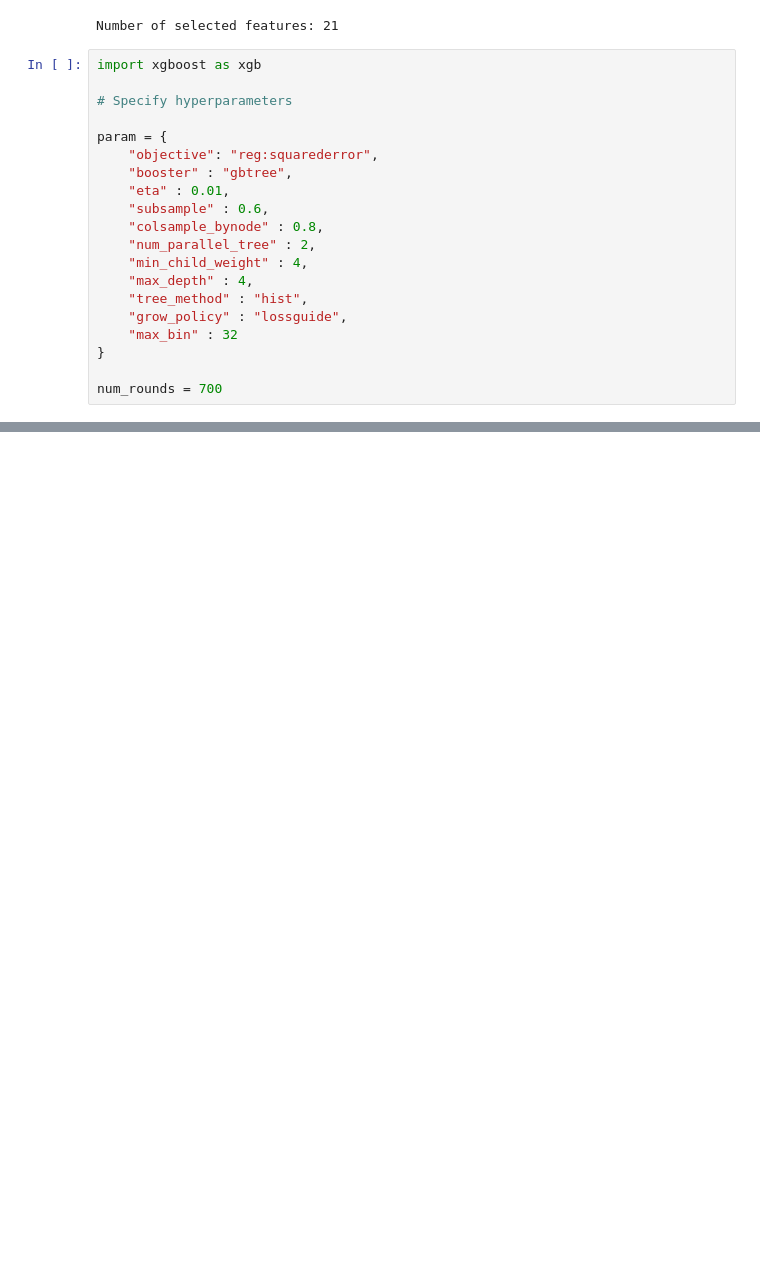
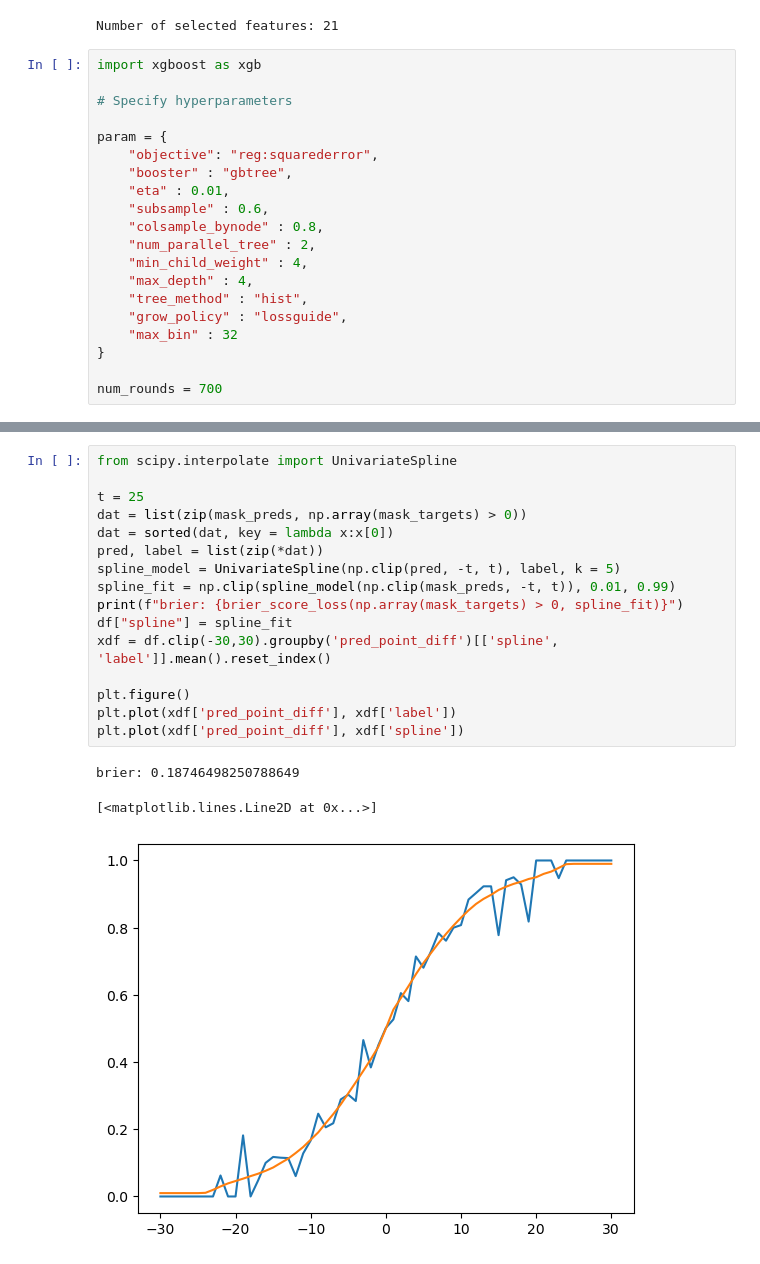
Before and after one commit to KriChau95/machine-learning-madness, a Jupyter notebook: preprocessing.ipynb, the cells around one changed output, grey strips where cells are left out. Saved outputs shown, nothing was run; the diff lists cells and outputs as text; blank space fills up the shorter version.

Commit message:
brier score

```diff
--- a/preprocessing.ipynb
+++ b/preprocessing.ipynb
@@ -527,0 +573,20 @@ KeyError: "['Seed_Diff'] not in index"
+# %%
+from scipy.interpolate import UnivariateSpline
+
+t = 25
+dat = list(zip(mask_preds, np.array(mask_targets) > 0))
+dat = sorted(dat, key = lambda x:x[0])
+pred, label = list(zip(*dat))
+spline_model = UnivariateSpline(np.clip(pred, -t, t), label, k = 5)
+spline_fit = np.clip(spline_model(np.clip(mask_preds, -t, t)), 0.01, 0.99)
+print(f"brier: {brier_score_loss(np.array(mask_targets) > 0, spline_fit)}")
+df["spline"] = spline_fit
+xdf = df.clip(-30,30).groupby('pred_point_diff')[['spline', 'label']].mean().reset_index()
+
+plt.figure()
+plt.plot(xdf['pred_point_diff'], xdf['label'])
+plt.plot(xdf['pred_point_diff'], xdf['spline'])
+# %% [output]
+brier: 0.18746498250788649
+[<matplotlib.lines.Line2D at 0x...>]
+[figure, added]
```
Also changed, not shown: parts of 5 cells of this notebook.
